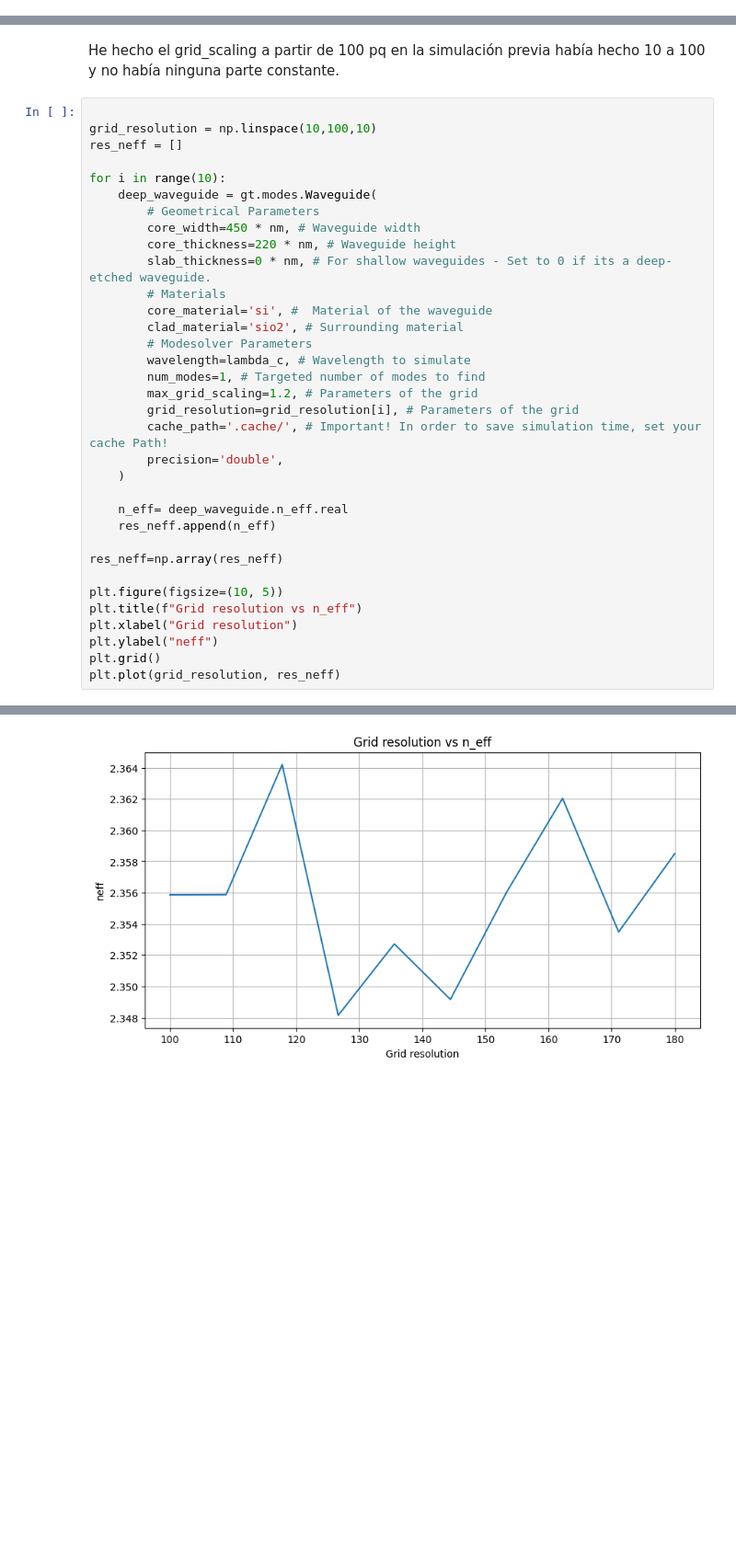
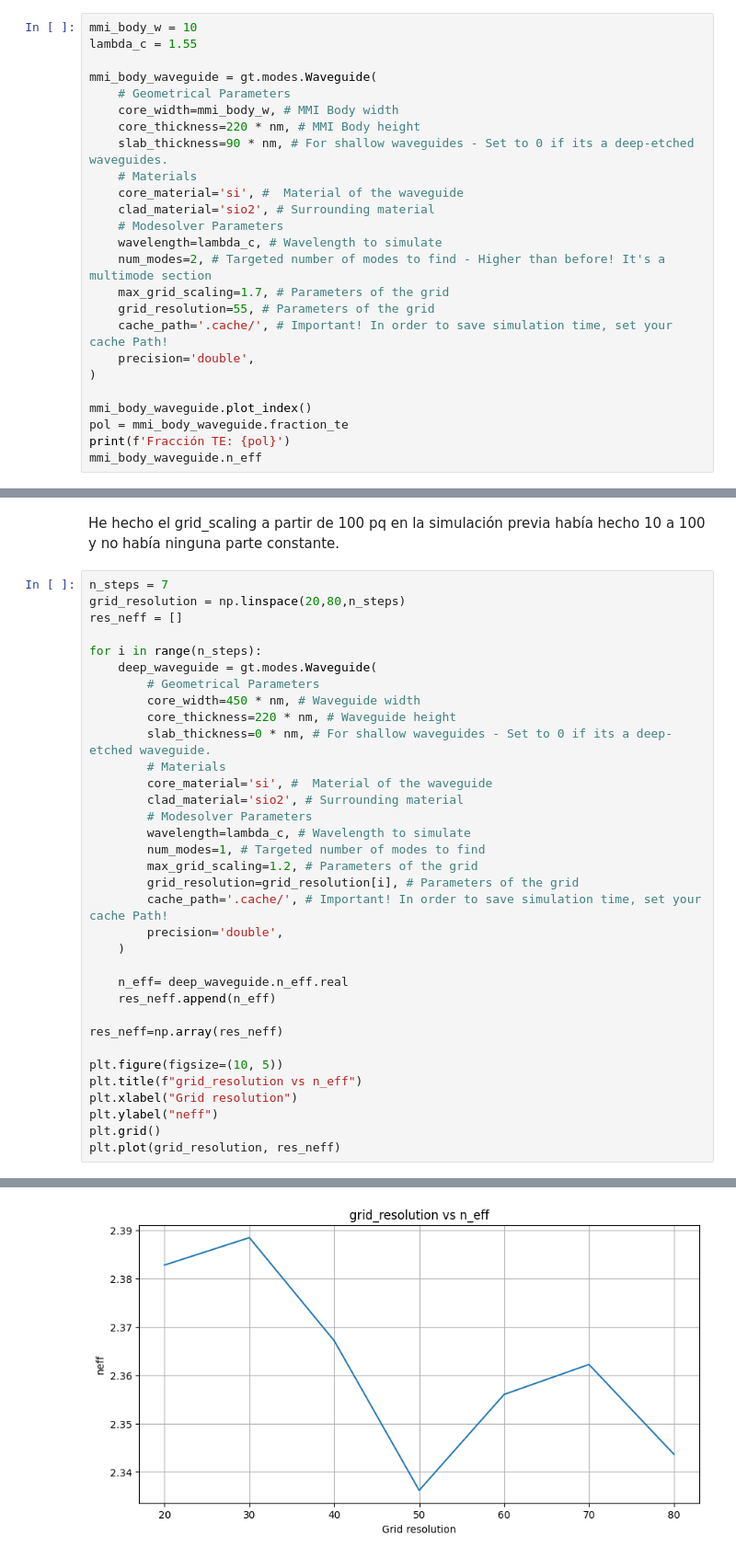
Before and after one commit to mromgar1/pic-upv-lab5-finalproject, a Jupyter notebook: FINAL_PROJECT.ipynb, the cells around one changed output, grey strips where cells are left out. Shown at 92% size. Drawn from its saved outputs; the diff is of its cells as text; blank space fills up the shorter version.

```diff
--- a/FINAL_PROJECT.ipynb
+++ b/FINAL_PROJECT.ipynb
@@ -106,0 +247,25 @@ print (L_pi)
+# %%
+mmi_body_w = 10
+lambda_c = 1.55
+
+mmi_body_waveguide = gt.modes.Waveguide(
+    # Geometrical Parameters
+    core_width=mmi_body_w, # MMI Body width
+    core_thickness=220 * nm, # MMI Body height
+    slab_thickness=90 * nm, # For shallow waveguides - Set to 0 if its a deep-etched waveguides.
+    # Materials
+    core_material='si', #  Material of the waveguide
+    clad_material='sio2', # Surrounding material
+    # Modesolver Parameters
+    wavelength=lambda_c, # Wavelength to simulate
+    num_modes=2, # Targeted number of modes to find - Higher than before! It's a multimode section
+    max_grid_scaling=1.7, # Parameters of the grid
+    grid_resolution=55, # Parameters of the grid
+    cache_path='.cache/', # Important! In order to save simulation time, set your cache Path!
+    precision='double',
+)
+
+mmi_body_waveguide.plot_index()
+pol = mmi_body_waveguide.fraction_te
+print(f'Fracción TE: {pol}')
+mmi_body_waveguide.n_eff
@@ -131,11 +317,11 @@ NameError: name 'lambda_c' is not defined
 # %% [markdown]
 He hecho el grid_scaling a partir de 100 pq en la simulación previa había hecho 10 a 100 y no había ninguna parte constante.
 # %%
-
-grid_resolution = np.linspace(10,100,10)
+n_steps = 7
+grid_resolution = np.linspace(20,80,n_steps)
 res_neff = []
 
-for i in range(10):
+for i in range(n_steps):
     deep_waveguide = gt.modes.Waveguide(
         # Geometrical Parameters
         core_width=450 * nm, # Waveguide width
@@ -159,7 +345,7 @@ for i in range(10):
 res_neff=np.array(res_neff)
 
 plt.figure(figsize=(10, 5))
-plt.title(f"Grid resolution vs n_eff")
+plt.title(f"grid_resolution vs n_eff")
 plt.xlabel("Grid resolution")
 plt.ylabel("neff")
 plt.grid()
@@ -179 +362 @@ plt.plot(grid_resolution, res_neff)
-[figure, old version]
+[figure, new version]
```
Also changed, not shown: parts of 18 cells of this notebook.
